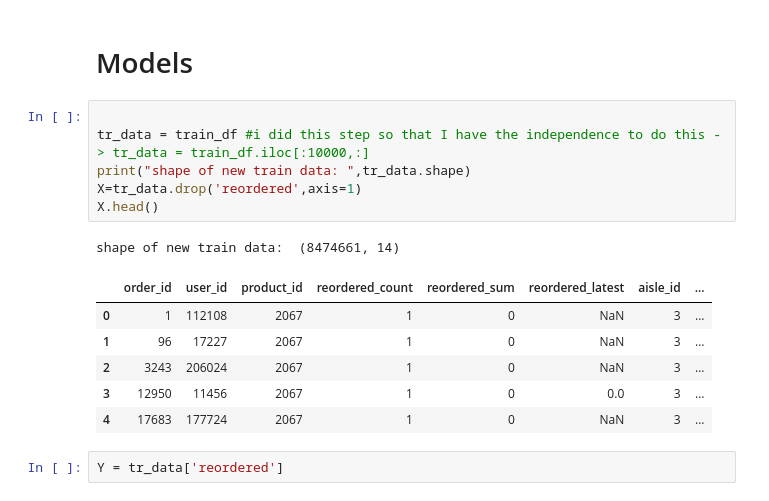
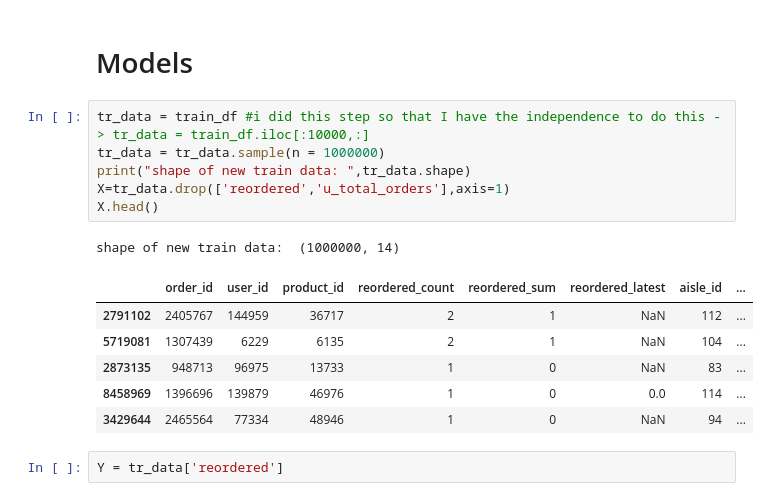
Before and after one commit to srpanchal/Instacart-Market-Basket-Analysis, a Jupyter notebook: Instacart.ipynb, the cells around one changed output. Drawn from its saved outputs; the diff is of its cells as text.

```diff
--- a/Instacart.ipynb
+++ b/Instacart.ipynb
@@ -521,19 +520,19 @@ Size of training data:  (8474661, 14)
 # %% [markdown]
 # Models
 # %%
-
 tr_data = train_df #i did this step so that I have the independence to do this -> tr_data = train_df.iloc[:10000,:]
+tr_data = tr_data.sample(n = 1000000)
 print("shape of new train data: ",tr_data.shape)
-X=tr_data.drop('reordered',axis=1)
+X=tr_data.drop(['reordered','u_total_orders'],axis=1)
 X.head()
 # %% [output]
-shape of new train data:  (8474661, 14)
+shape of new train data:  (1000000, 14)
 |  | order_id | user_id | product_id | reordered_count | reordered_sum | reordered_latest | aisle_id | ... |
-| 0 | 1 | 112108 | 2067 | 1 | 0 | NaN | 3 | ... |
-| 1 | 96 | 17227 | 2067 | 1 | 0 | NaN | 3 | ... |
-| 2 | 3243 | 206024 | 2067 | 1 | 0 | NaN | 3 | ... |
-| 3 | 12950 | 11456 | 2067 | 1 | 0 | 0.0 | 3 | ... |
-| 4 | 17683 | 177724 | 2067 | 1 | 0 | NaN | 3 | ... |
+| 2791102 | 2405767 | 144959 | 36717 | 2 | 1 | NaN | 112 | ... |
+| 5719081 | 1307439 | 6229 | 6135 | 2 | 1 | NaN | 104 | ... |
+| 2873135 | 948713 | 96975 | 13733 | 1 | 0 | NaN | 83 | ... |
+| 8458969 | 1396696 | 139879 | 46976 | 1 | 0 | 0.0 | 114 | ... |
+| 3429644 | 2465564 | 77334 | 48946 | 1 | 0 | NaN | 94 | ... |
 # %%
 Y = tr_data['reordered']
 # %%
```
Also changed, not shown: parts of 5 cells of this notebook.
